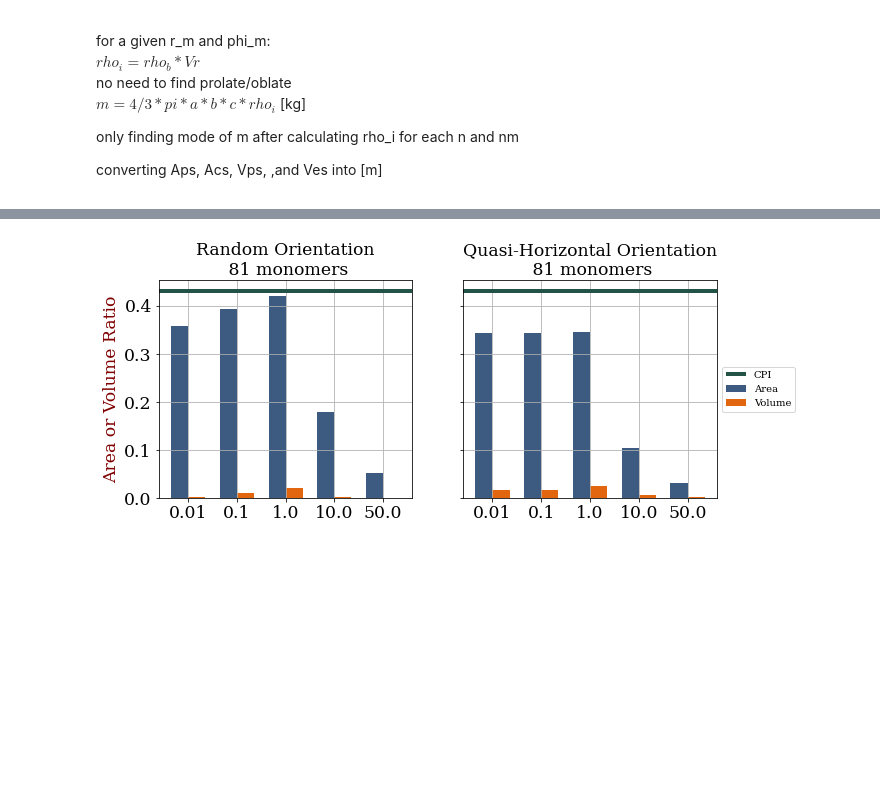
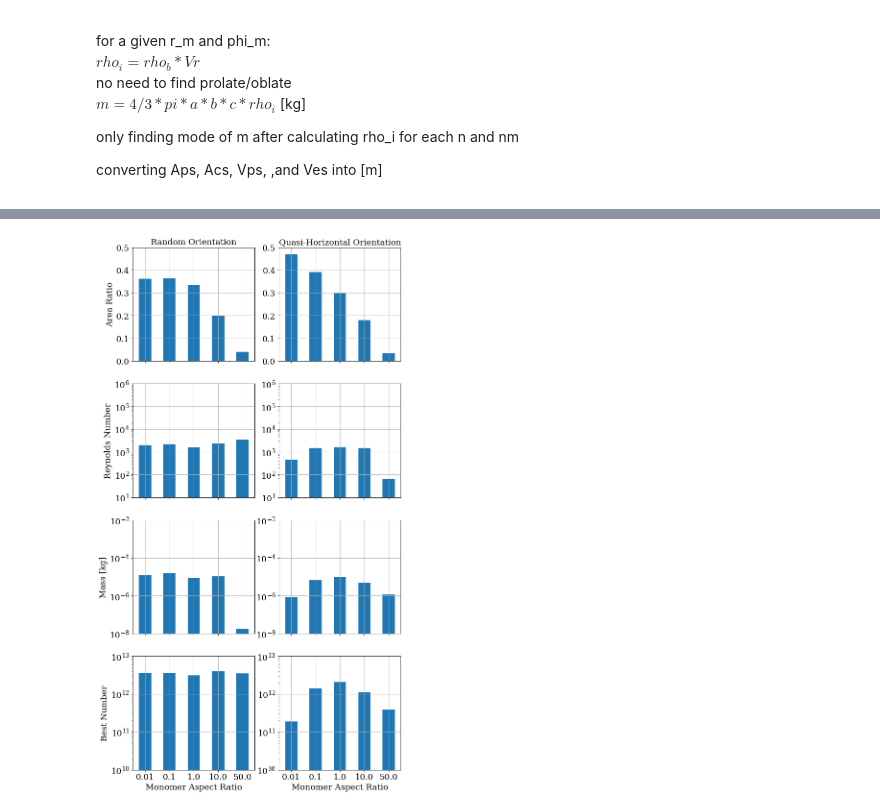
Before and after one commit to vprzybylo/IPAS, a Jupyter notebook: ipas/visualizations/m_D_relationships.ipynb, the cells around one changed output, grey strips where cells are left out. Cells and saved outputs as stored; diff of their text form; code cells hidden in the pictures; blank space fills up the shorter version.

```diff
--- a/ipas/visualizations/m_D_relationships.ipynb
+++ b/ipas/visualizations/m_D_relationships.ipynb
@@ -44,7 +46,8 @@ result_flat = pickle.load(f)
 f.close()
 
 #LOAD CPI DATA
-all_campaigns = ['ARM', 'AIRS_II', 'ATTREX', 'ICE_L', 'IPHEX', 'MACPEX', 'MPACE', 'POSIDON']
+all_campaigns = ['AIRS_II', 'ARM', 'ATTREX', 'CRYSTAL_FACE_NASA', 'CRYSTAL_FACE_UND', 'ICE_L', 'IPHEX', 'ISDAC', 'MACPEX', 'MC3E', 'MIDCIX', 'MPACE', 'OLYMPEX', 'POSIDON']
+#all_campaigns = ['AIRS_II', 'ARM', 'CRYSTAL_FACE_NASA', 'CRYSTAL_FACE_UND', 'ICE_L', 'MIDCIX', 'MPACE', 'OLYMPEX']
 
 campaigns = []
 classifications = []
@@ -53,12 +56,19 @@ cnt_area = []
 a = []  # larger radius
 c = []  # smaller radius
 Dmax = []  # max diameter
+complexity = []
 for campaign in all_campaigns:
     df = pd.read_csv(f'../CPI_verification/{campaign}.csv')
     cnt_area.append(df['cnt_area']*5.29E-12) # [m2]
     ars.append(df['filled_circular_area_ratio'])
+    campaign='AIRS II' if campaign == 'AIRS_II' else campaign
+    campaign ='CRYSTAL FACE NASA' if campaign == 'CRYSTAL_FACE_NASA' else campaign
+    campaign ='CRYSTAL FACE UND' if campaign == 'CRYSTAL_FACE_UND' else campaign
+    campaign ='ICE L' if campaign == 'ICE_L' else campaign
+
     campaigns.append([campaign]*len(df['filled_circular_area_ratio']))
     classifications.append(df['classification'])
+    complexity.append(df['complexity'])
 
     for height, width in zip(df['particle height']/2, df['particle width']/2):
         a.append(height* 1E-6 if height > width else width* 1E-6)
@@ -69,9 +79,17 @@ ars = list(np.concatenate(ars).flat)
 cnt_area = list(np.concatenate(cnt_area).flat)
 campaigns = list(np.concatenate(campaigns).flat)
 classifications = list(np.concatenate(classifications).flat)
+complexity = list(np.concatenate(complexity).flat)
 
-df_CPI = pd.DataFrame(list(zip(campaigns, classifications, ars, cnt_area, a, c, Dmax)), columns=['campaign', 'classification', 'area_ratio', 'cnt_area', 'a', 'c', 'Dmax'])
+df_CPI = pd.DataFrame(list(zip(campaigns, classifications, ars, cnt_area, a, c, Dmax, complexity)), columns=['campaign', 'classification', 'area_ratio', 'cnt_area', 'a', 'c', 'Dmax', 'complexity'])
 df_CPI = df_CPI[df_CPI['area_ratio'] != -999.0]
+df_CPI = df_CPI[df_CPI['a'] != 0.0]
+df_CPI = df_CPI[df_CPI['c'] != 0.0]
+df_CPI = df_CPI[df_CPI['Dmax'] != 0.0]
+df_CPI = df_CPI[df_CPI['complexity'] != 0.0]
+df_CPI = df_CPI[df_CPI['complexity'] != -0.0]
+
+d_CPI = df_CPI[df_CPI.replace([np.inf, -np.inf], np.nan).notnull().all(axis=1)]
 df.dropna(inplace=True)
 df_CPI.classification.unique()
 # %% [output]
@@ -193,94 +211,79 @@ USING HEYMSFIELD'S METHOD
 # %%
 phi_idxs = [0, 1, 2, 3, 4]
 r_idxs = [0,1,2]
-r_idx = 2
-nm = 80  # plot after how many monomers
-fig, (ax1, ax2) = plt.subplots(1, 2, figsize=(10, 4), sharey=True)
+r_idx = 1
+fig,axs = plt.subplots(4, 2, figsize=(10, 20), sharex=True)
+axs = axs.ravel()
 
 locals().update(result_rand)
-p = plot.Plots(ax1, df_CPI, agg_as, agg_bs, agg_cs, phi_idxs, r_idxs, Aps, Acs, Vps, Ves, Dmaxs)
+p = plot.Plots(axs[0], df_CPI, agg_as, agg_bs, agg_cs, phi_idxs, r_idxs, Aps, Acs, Vps, Ves, Dmaxs)
 p.r_idx = r_idx  # index of monomer radius
-p.nm = nm  # plot after how many monomers
-title = f"Random Orientation\n {nm+1} monomers"
+title = f"Random Orientation"
 # xlabel = "Monomer Aspect Ratio"
 xlabel = ""
-p.area_ratio_plot(title, xlabel)
+p.area_ratio_plot(title, xlabel, result_rand=True)
 
 # QH ORIENTATION
 # convert dict keys to variables
 locals().update(result_flat)
-p = plot.Plots(ax2, df_CPI, agg_as, agg_bs, agg_cs, phi_idxs, r_idxs, Aps, Acs, Vps, Ves, Dmaxs)
-title = f"Quasi-Horizontal Orientation\n {nm+1} monomers"
+p = plot.Plots(axs[1], df_CPI, agg_as, agg_bs, agg_cs, phi_idxs, r_idxs, Aps, Acs, Vps, Ves, Dmaxs)
+title = f"Quasi-Horizontal Orientation"
 p.r_idx = r_idx  # index of monomer radius
-p.nm = nm  # plot after how many monomers
 xlabel = ""
-p.area_ratio_plot(title, xlabel)
-ax2.legend(loc="center left", bbox_to_anchor=(1.0, 0.5))
+p.area_ratio_plot(title, xlabel, result_rand=False)
+#ax2.legend(loc="center left", bbox_to_anchor=(1.0, 0.5))
 
-
-# convert dict keys to variables
 locals().update(result_rand)
-phi_idxs = [0, 1, 2, 3, 4]
-fig, (ax1, ax2) = plt.subplots(1, 2, figsize=(10, 4), sharey=True)
-p = plot.Plots(ax1, df_CPI, agg_as, agg_bs, agg_cs, phi_idxs, r_idxs, Aps, Acs, Vps, Ves, Dmaxs)
+p = plot.Plots(axs[2], df_CPI, agg_as, agg_bs, agg_cs, phi_idxs, r_idxs, Aps, Acs, Vps, Ves, Dmaxs)
 p.r_idx = r_idx  # index of monomer radius
-p.nm = nm  # plot after how many monomers
 # title = f"Random Orientation\n {nm+1} monomers"
 title = ""
 xlabel = "Monomer Aspect Ratio"
-p.Re_plot(title, xlabel)
+p.Re_plot(title, xlabel, result_rand=True)
 
 locals().update(result_flat)
 # title = f"Quasi-Horizontal Orientation\n {nm+1} monomers"
 title = ""
 xlabel = "Monomer Aspect Ratio"
-p = plot.Plots(ax2, df_CPI, agg_as, agg_bs, agg_cs, phi_idxs, r_idxs, Aps, Acs, Vps, Ves, Dmaxs)
+p = plot.Plots(axs[3], df_CPI, agg_as, agg_bs, agg_cs, phi_idxs, r_idxs, Aps, Acs, Vps, Ves, Dmaxs)
 p.r_idx = r_idx  # index of monomer radius
-p.nm = nm  # plot after how many monomers
-p.Re_plot(title, xlabel)
+p.Re_plot(title, xlabel, result_rand=False)
 # ax2.legend(loc='center left', bbox_to_anchor=(1.0, 0.5));
 
-fig, (ax1, ax2) = plt.subplots(1, 2, figsize=(10, 4), sharey=True)
 locals().update(result_rand)
-p = plot.Plots(ax1, df_CPI, agg_as, agg_bs, agg_cs, phi_idxs, r_idxs, Aps, Acs, Vps, Ves, Dmaxs)
+p = plot.Plots(axs[4], df_CPI, agg_as, agg_bs, agg_cs, phi_idxs, r_idxs, Aps, Acs, Vps, Ves, Dmaxs)
 p.r_idx = r_idx  # index of monomer radius
-p.nm = nm  # plot after how many monomers
 title = f" "
 # xlabel = "Monomer Aspect Ratio"
 xlabel = ""
-p.mass_plot(title, xlabel)
+p.mass_plot(title, xlabel, result_rand=True)
 
 # QH ORIENTATION
 # convert dict keys to variables
 locals().update(result_flat)
-p = plot.Plots(ax2, df_CPI, agg_as, agg_bs, agg_cs, phi_idxs, r_idxs, Aps, Acs, Vps, Ves, Dmaxs)
+p = plot.Plots(axs[5], df_CPI, agg_as, agg_bs, agg_cs, phi_idxs, r_idxs, Aps, Acs, Vps, Ves, Dmaxs)
 title = f" "
 p.r_idx = r_idx  # index of monomer radius
-p.nm = nm  # plot after how many monomers
 xlabel = ""
-p.mass_plot(title, xlabel)
-ax2.legend(loc="center left", bbox_to_anchor=(1.0, 0.5))
+p.mass_plot(title, xlabel, result_rand=False)
+#ax2.legend(loc="center left", bbox_to_anchor=(1.0, 0.5))
 
-# convert dict keys to variables
 locals().update(result_rand)
-phi_idxs = [0, 1, 2, 3, 4]
-fig, (ax1, ax2) = plt.subplots(1, 2, figsize=(10, 4), sharey=True)
-p = plot.Plots(ax1, df_CPI, agg_as, agg_bs, agg_cs, phi_idxs, r_idxs, Aps, Acs, Vps, Ves, Dmaxs)
+p = plot.Plots(axs[6], df_CPI, agg_as, agg_bs, agg_cs, phi_idxs, r_idxs, Aps, Acs, Vps, Ves, Dmaxs)
 p.r_idx = r_idx  # index of monomer radius
-p.nm = nm  # plot after how many monomers
 # title = f"Random Orientation\n {nm+1} monomers"
 title = ""
 xlabel = ""
-p.best_number_plot(title, xlabel)
+p.best_number_plot(title, xlabel, result_rand=True)
 
 locals().update(result_flat)
 # title = f"Quasi-Horizontal Orientation\n {nm+1} monomers"
 title = ""
 xlabel = ""
-p = plot.Plots(ax2, df_CPI, agg_as, agg_bs, agg_cs, phi_idxs, r_idxs, Aps, Acs, Vps, Ves, Dmaxs)
+p = plot.Plots(axs[7], df_CPI, agg_as, agg_bs, agg_cs, phi_idxs, r_idxs, Aps, Acs, Vps, Ves, Dmaxs)
 p.r_idx = r_idx  # index of monomer radius
-p.nm = nm  # plot after how many monomers
-p.best_number_plot(title, xlabel)
+p.best_number_plot(title, xlabel, result_rand=False)
 # ax2.legend(loc='center left', bbox_to_anchor=(1.0, 0.5));
+plt.savefig(f'../plots/vt_vars_phi_orientation.png', bbox_inches='tight')
 # %% [output]
-[figure, old version]
+[figure, new version]
```
Also changed, not shown: parts of 16 cells of this notebook, 19 other files.
